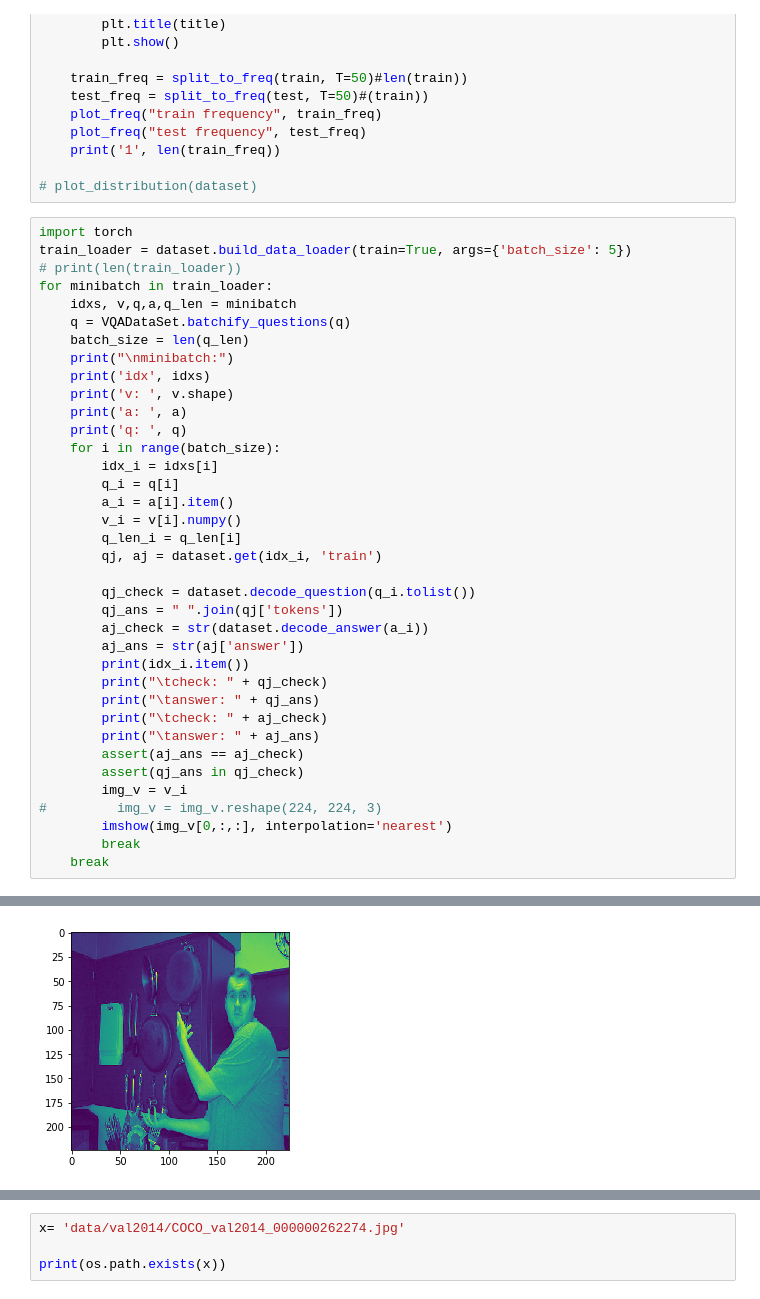
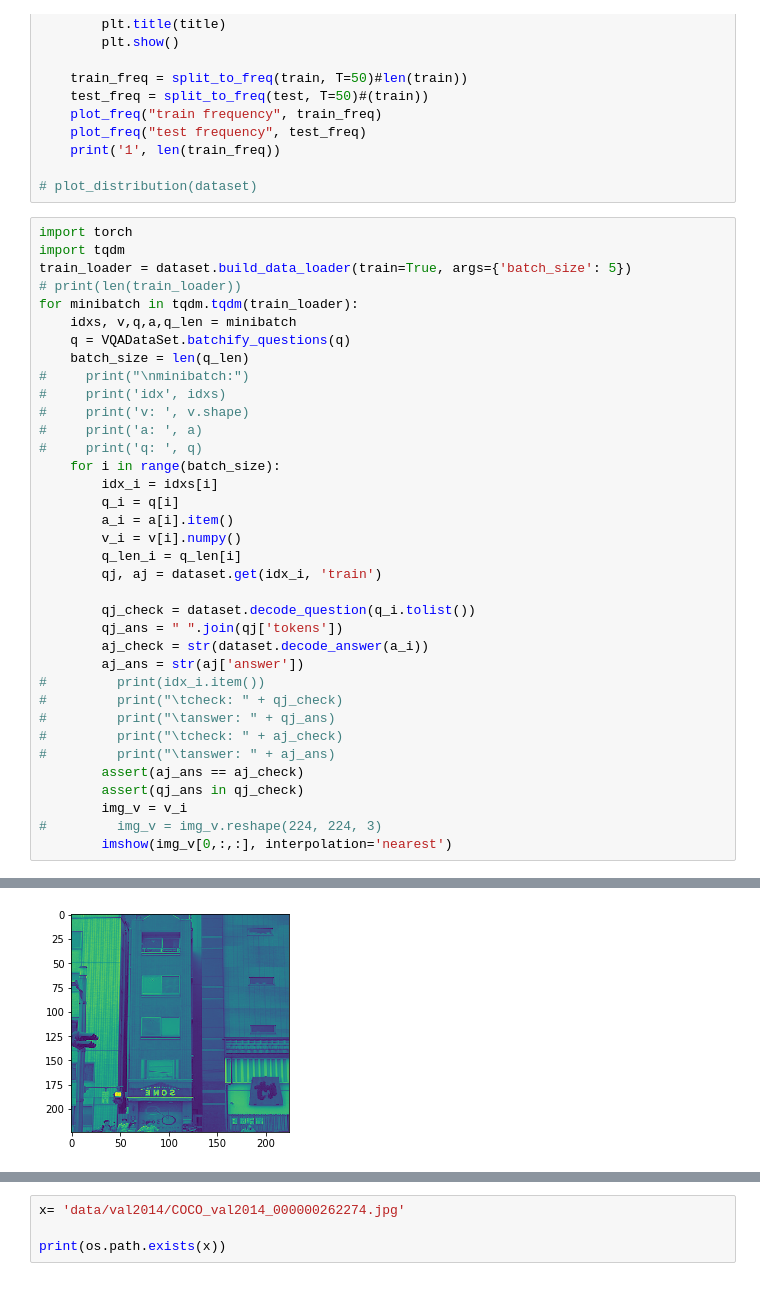
Before and after one commit to nsimsiri/Visual-Question-Answering, a Jupyter notebook: VQA-DataLoader-Test.ipynb, the cells around one changed output, grey strips where cells are left out. Cells and saved outputs as stored; diff of their text form.

```diff
--- a/VQA-DataLoader-Test.ipynb
+++ b/VQA-DataLoader-Test.ipynb
@@ -91,17 +90,18 @@ def plot_distribution(dataset):
 # plot_distribution(dataset)
 # %%
 import torch
+import tqdm
 train_loader = dataset.build_data_loader(train=True, args={'batch_size': 5})
 # print(len(train_loader))
-for minibatch in train_loader:
+for minibatch in tqdm.tqdm(train_loader):
     idxs, v,q,a,q_len = minibatch
     q = VQADataSet.batchify_questions(q)
     batch_size = len(q_len)
-    print("\nminibatch:")
-    print('idx', idxs)
-    print('v: ', v.shape)
-    print('a: ', a)
-    print('q: ', q)
+#     print("\nminibatch:")
+#     print('idx', idxs)
+#     print('v: ', v.shape)
+#     print('a: ', a)
+#     print('q: ', q)
     for i in range(batch_size):
         idx_i = idxs[i]
         q_i = q[i]
@@ -114,17 +114,15 @@ for minibatch in train_loader:
         qj_ans = " ".join(qj['tokens'])
         aj_check = str(dataset.decode_answer(a_i))
         aj_ans = str(aj['answer'])
-        print(idx_i.item())
-        print("\tcheck: " + qj_check)
-        print("\tanswer: " + qj_ans)
-        print("\tcheck: " + aj_check)
-        print("\tanswer: " + aj_ans)
+#         print(idx_i.item())
+#         print("\tcheck: " + qj_check)
+#         print("\tanswer: " + qj_ans)
+#         print("\tcheck: " + aj_check)
+#         print("\tanswer: " + aj_ans)
         assert(aj_ans == aj_check)
         assert(qj_ans in qj_check)
         img_v = v_i
 #         img_v = img_v.reshape(224, 224, 3)
         imshow(img_v[0,:,:], interpolation='nearest')
-        break
-    break
 # %% [output]
 batch_size: 5 shuffle: True
@@ -147 +129 @@ q:  tensor([[   1,  850,  971,  773, 1250,  602, 1204, 1250,  518,  580, 1446,
-[figure, old version]
+[figure, new version]
```
Also changed, not shown: parts of 4 cells of this notebook, 3 other files.
